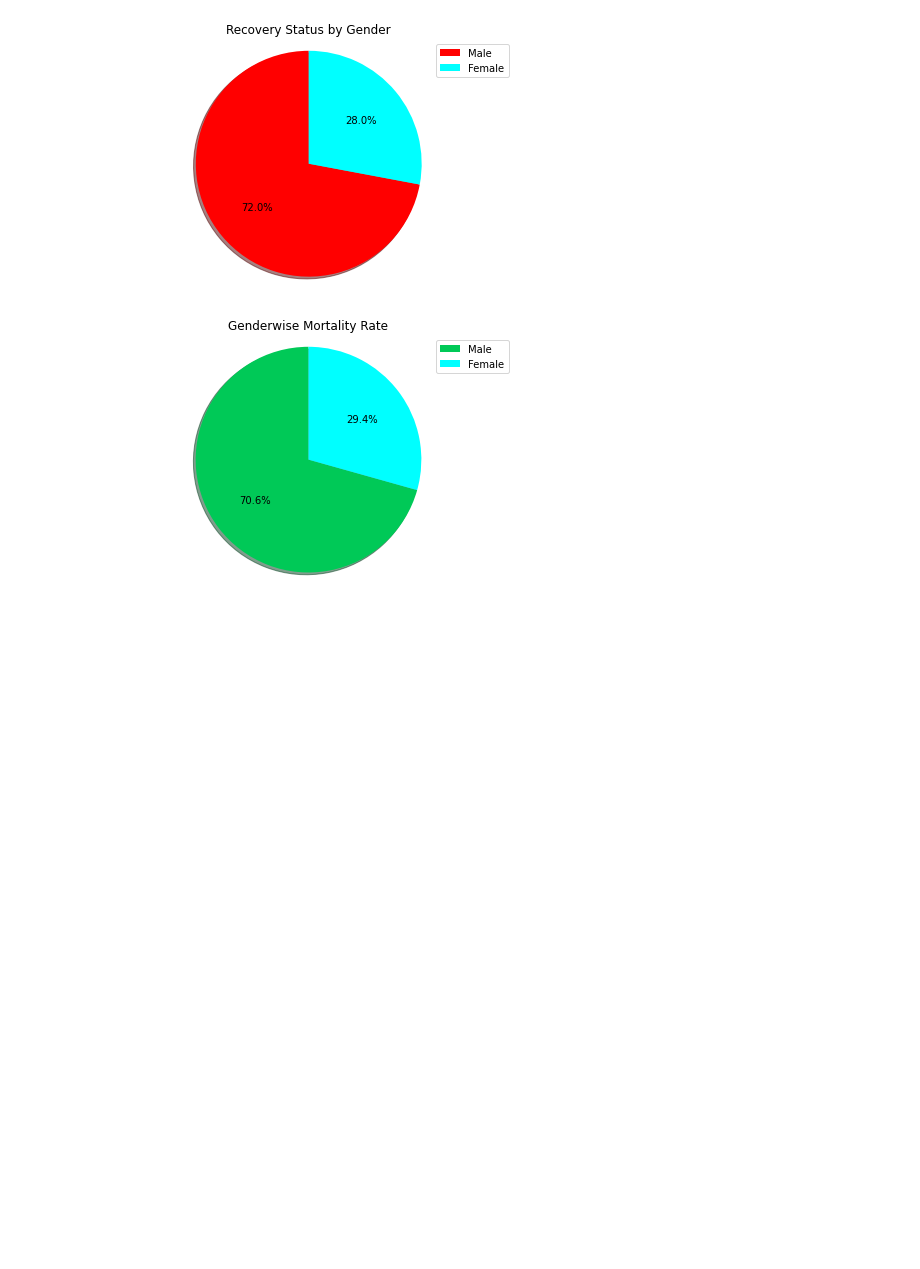
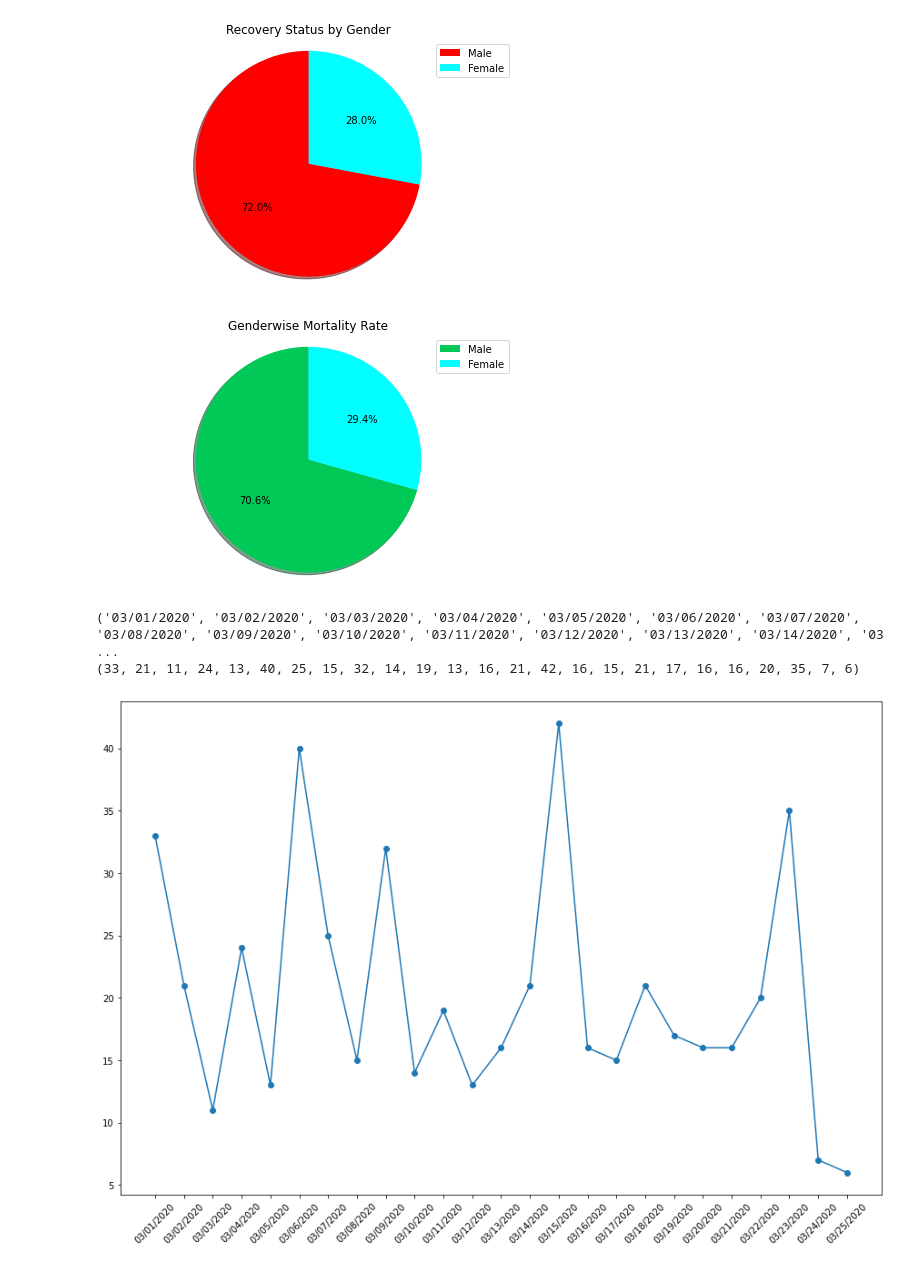
Before and after one commit to hakkeempa/data-structure-project, a Jupyter notebook: covid_data_visualiser.ipynb, the cells around one changed output. Cells and saved outputs as stored; diff of their text form; code cells hidden in the pictures; blank space fills up the shorter version.

Commit message:
new algorith added , did a basic line graph

```diff
--- a/covid_data_visualiser.ipynb
+++ b/covid_data_visualiser.ipynb
@@ -91,3 +91,28 @@ for date,status in zip(df['Date'],df['Status']):
 
 print(death_date_data)
 print(recovery_date_data)
+# %%
+date_list = df['Date'].unique()
+# print(date_list)
+death_date_data = {date:0 for date in date_list}
+recovery_date_data = {date:0 for date in date_list}
+# print(death_date_data)
+# print(recovery_date_data)
+for date,status in zip(df['Date'],df['Status']):
+  if status == "Recovered":
+    recovery_date_data[f'{date}']+=1
+  else:
+    death_date_data[f'{date}']+=1
+
+li = (recovery_date_data.items())
+x,y = zip(*li)
+print(x)
+print(y)
+plt.figure(figsize=[15,10])
+plt.plot(x,y,marker='o')
+plt.xticks(rotation=45)
+plt.show()
+# %% [output]
+('03/01/2020', '03/02/2020', '03/03/2020', '03/04/2020', '03/05/2020', '03/06/2020', '03/07/2020', '03/08/2020', '03/09/2020', '03/10/2020', '03/11/2020', '03/12/2020', '03/13/2020', '03/14/2020', '03 ...
+(33, 21, 11, 24, 13, 40, 25, 15, 32, 14, 19, 13, 16, 21, 42, 16, 15, 21, 17, 16, 16, 20, 35, 7, 6)
+[figure, added]
```
